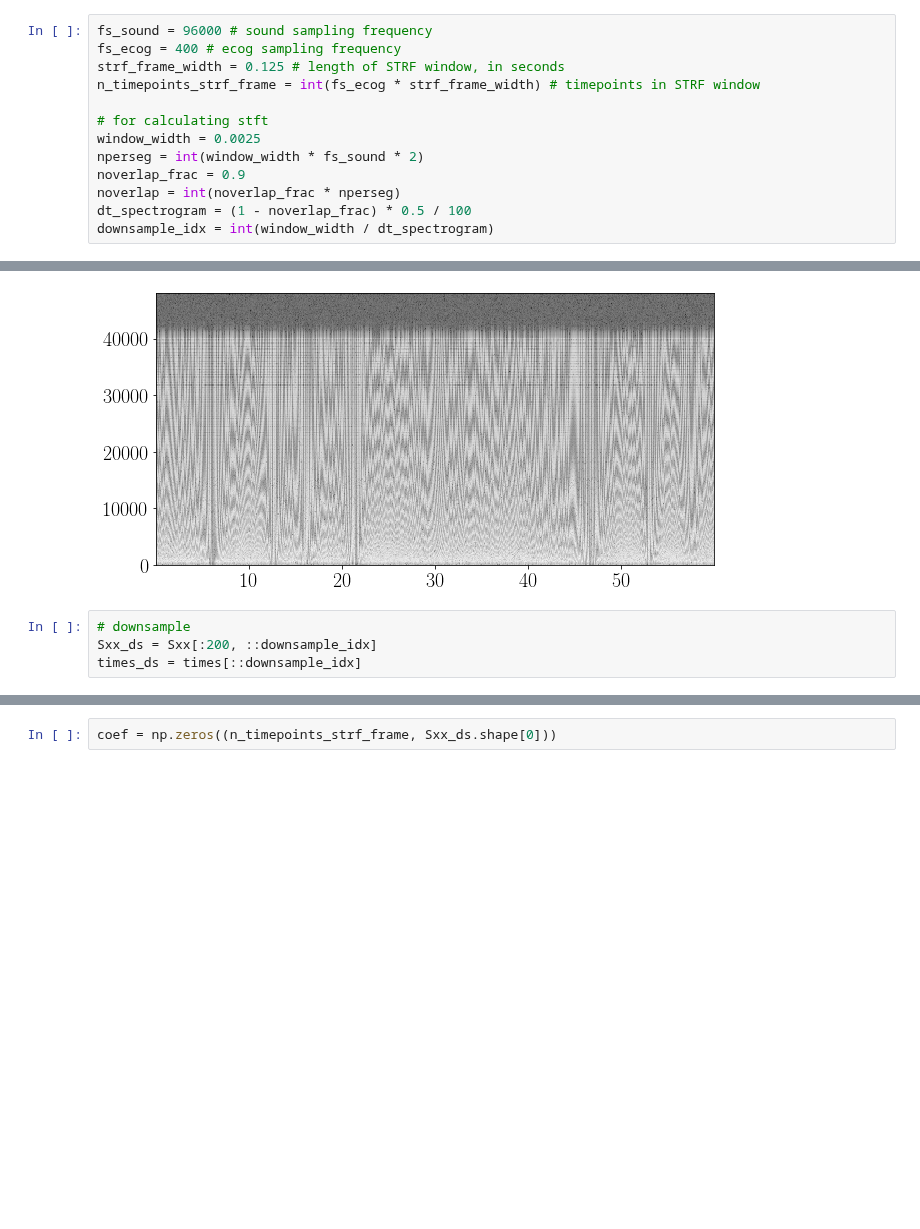
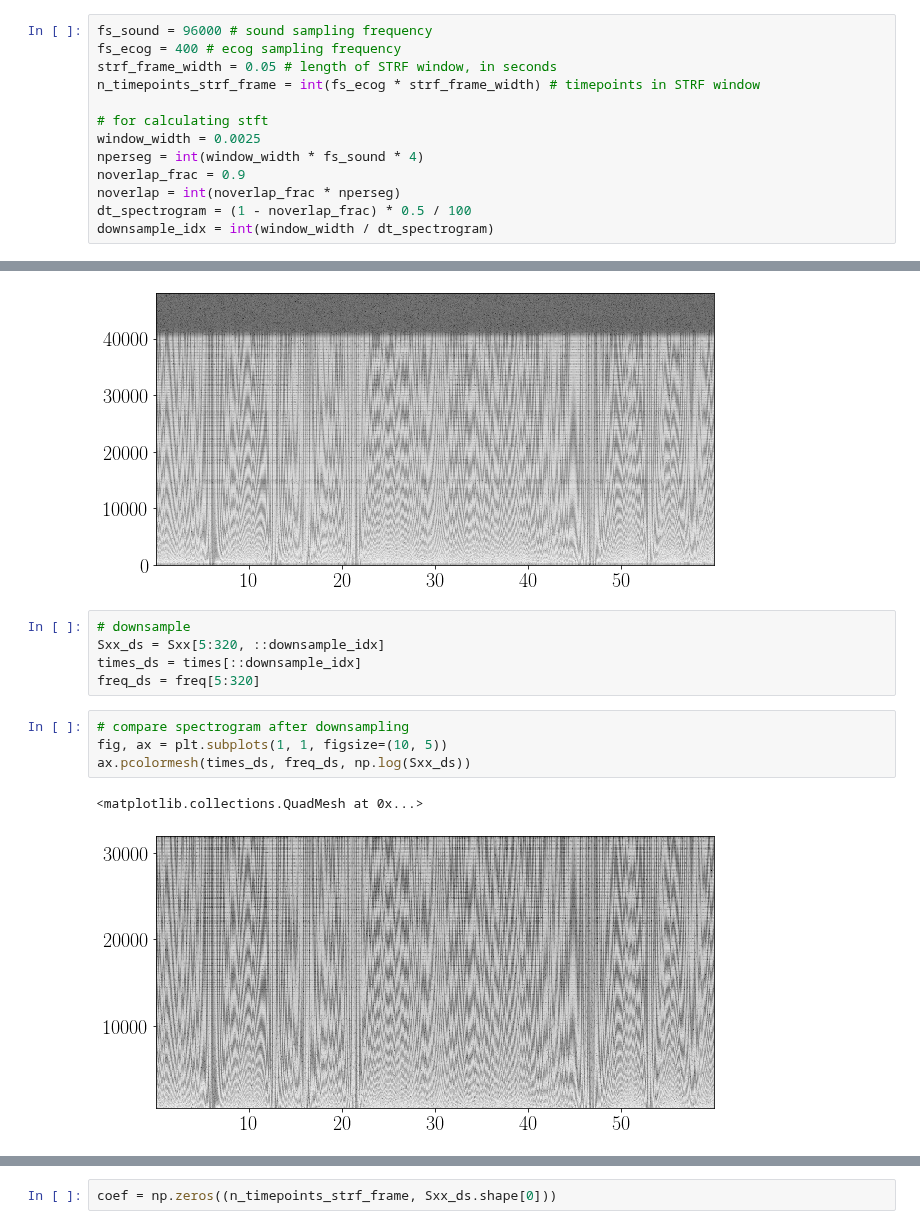
Before and after one commit to pssachdeva/uoi_neuroscience, a Jupyter notebook: tuning/strf.ipynb, the cells around one changed output, grey strips where cells are left out. Cells and saved outputs as stored; diff of their text form; blank space fills up the shorter version.

```diff
--- a/tuning/strf.ipynb
+++ b/tuning/strf.ipynb
@@ -32,12 +33,12 @@ bnd_resp = band_response(nwb,
 # %%
 fs_sound = 96000 # sound sampling frequency
 fs_ecog = 400 # ecog sampling frequency
-strf_frame_width = 0.125 # length of STRF window, in seconds
+strf_frame_width = 0.05 # length of STRF window, in seconds
 n_timepoints_strf_frame = int(fs_ecog * strf_frame_width) # timepoints in STRF window
 
 # for calculating stft
 window_width = 0.0025
-nperseg = int(window_width * fs_sound * 2)
+nperseg = int(window_width * fs_sound * 4)
 noverlap_frac = 0.9
 noverlap = int(noverlap_frac * nperseg)
 dt_spectrogram = (1 - noverlap_frac) * 0.5 / 100
@@ -56,6 +57,14 @@ ax.pcolormesh(times, freq, np.log(Sxx))
 [figure]
 # %%
 # downsample
-Sxx_ds = Sxx[:200, ::downsample_idx]
+Sxx_ds = Sxx[5:320, ::downsample_idx]
 times_ds = times[::downsample_idx]
+freq_ds = freq[5:320]
+# %%
+# compare spectrogram after downsampling
+fig, ax = plt.subplots(1, 1, figsize=(10, 5))
+ax.pcolormesh(times_ds, freq_ds, np.log(Sxx_ds))
+# %% [output]
+<matplotlib.collections.QuadMesh at 0x...>
+[figure, added]
 # %%
```
Also changed, not shown: parts of 16 cells of this notebook, 5 other files.
